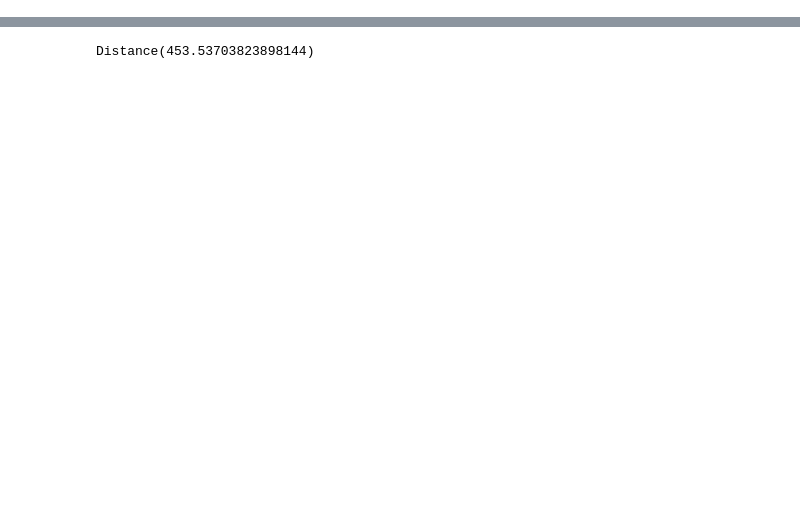
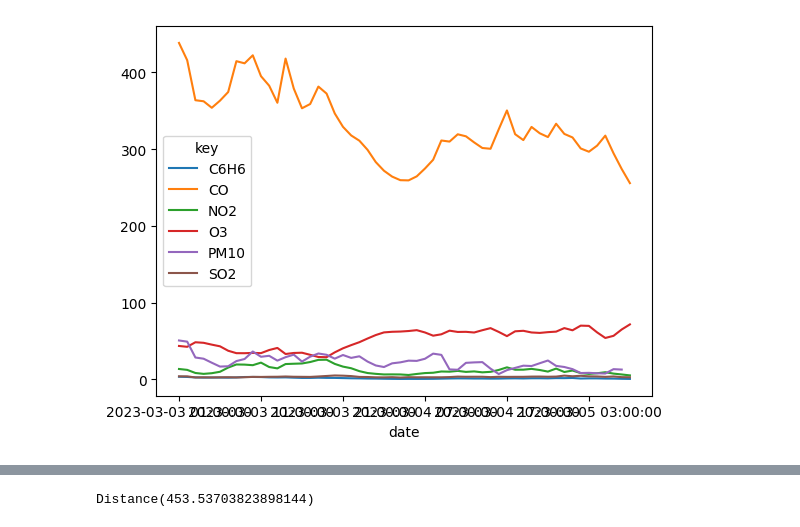
Before and after one commit to kamilanowakowska/AirQualityApp, a Jupyter notebook: geo.ipynb, the cells around one changed output, grey strips where cells are left out. Cells and saved outputs as stored; diff of their text form; code cells hidden in the pictures; blank space fills up the shorter version.

```diff
--- a/geo.ipynb
+++ b/geo.ipynb
@@ -63,0 +35,21 @@ m
+# %%
+from DB_mapping import engine
+import pandas as pd
+%matplotlib inline
+import matplotlib.pyplot as plt
+
+
+cnx = engine.connect()
+df1 = pd.read_sql_table('stanowiska_pomiarowe', cnx)
+df2 = pd.read_sql_table('pomiary', cnx)
+
+df = df1.merge(df2, left_on='id', right_on='sensor_id')
+df = df[df['station_id'] == 52]
+
+
+df = df[['key', 'date', 'value']]
+df = pd.pivot_table(df, values='value', index='date', columns='key')
+
+df.plot()
+plt.show()
+# %% [output]
@@ -63,0 +73 @@ m
+[figure, added]
```
Also changed, not shown: parts of 7 cells of this notebook, 11 other files.
